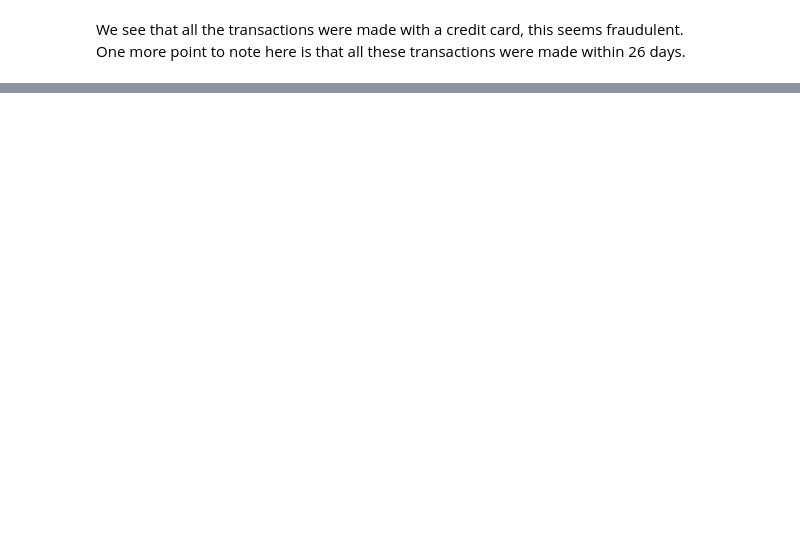
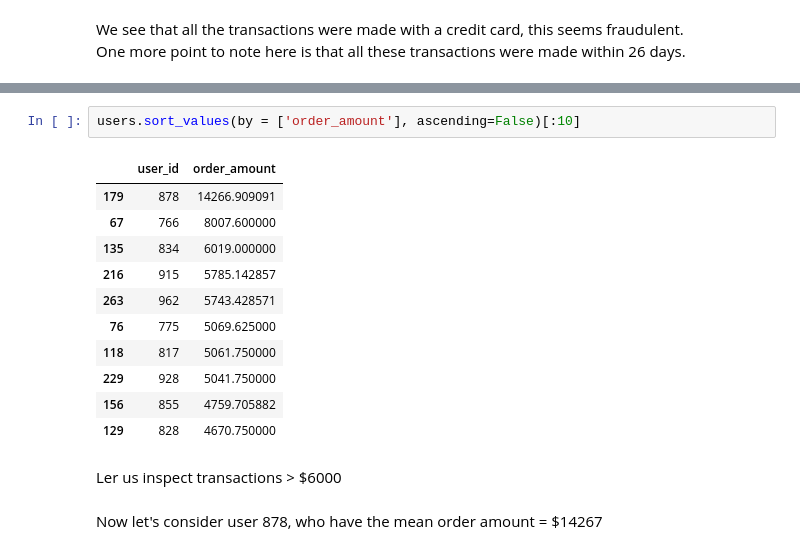
Before and after one commit to PrajwalKhot14/Shopify-DS-Intern-Challenge, a Jupyter notebook: Challenge_DS.ipynb, the cells around one changed output, grey strips where cells are left out. Saved outputs shown, nothing was run; the diff lists cells and outputs as text; blank space fills up the shorter version.

```diff
--- a/Challenge_DS.ipynb
+++ b/Challenge_DS.ipynb
@@ -240,0 +206,18 @@ This user has a single one time transaction which is very high, let us move forw
+# %%
+users.sort_values(by = ['order_amount'], ascending=False)[:10]
+# %% [output]
+|  | user_id | order_amount |
+| 179 | 878 | 14266.909091 |
+| 67 | 766 | 8007.600000 |
+| 135 | 834 | 6019.000000 |
+| 216 | 915 | 5785.142857 |
+| 263 | 962 | 5743.428571 |
+| 76 | 775 | 5069.625000 |
+| 118 | 817 | 5061.750000 |
+| 229 | 928 | 5041.750000 |
+| 156 | 855 | 4759.705882 |
+| 129 | 828 | 4670.750000 |
+# %% [markdown]
+Ler us inspect transactions > $6000
+# %% [markdown]
+Now let's consider user 878, who have the mean order amount = $14267
```
Also changed, not shown: parts of 23 cells of this notebook.
